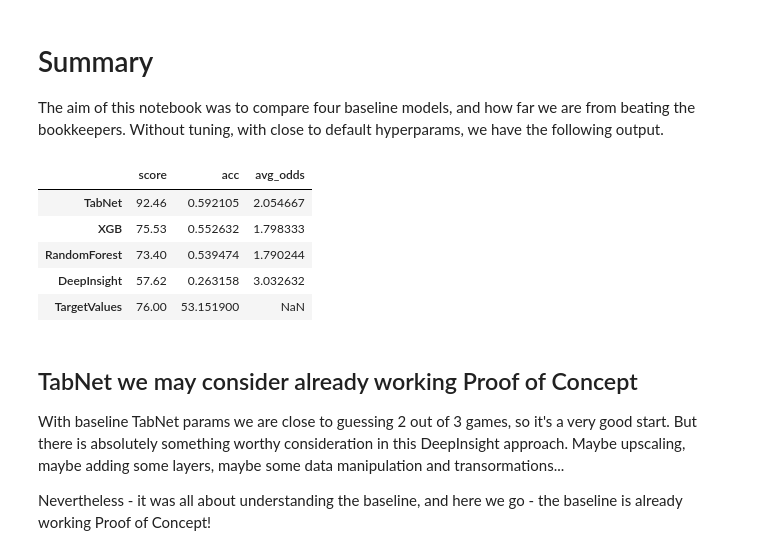
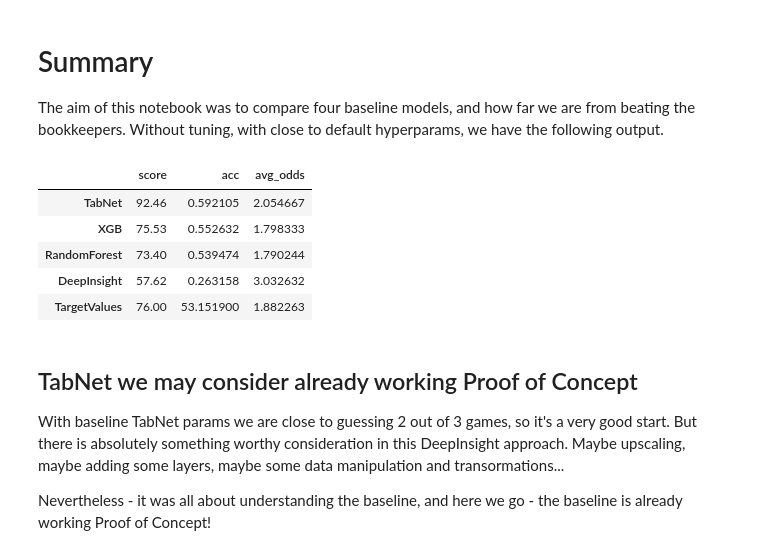
Before and after one commit to SquareGraph/FootballPredictionsModel, a Jupyter notebook: BaselineModels_Football_Predictions_55_60_version_to_publish.ipynb, the cells around one changed output. Drawn from its saved outputs; the diff is of its cells as text; code cells hidden in the pictures.

```diff
--- a/BaselineModels_Football_Predictions_55_60_version_to_publish.ipynb
+++ b/BaselineModels_Football_Predictions_55_60_version_to_publish.ipynb
@@ -666,28 +666,29 @@ The aim of this notebook was to compare four baseline models, and how far we are
 # %%
 compare_dict = {"TabNet":{"score":score_tabnet,
                         "acc":tabnet_accuracy,
                         "avg_odds":avg_odds_per_bet_tabnet},
               "XGB":{"score":score_xgb,
                         "acc":xgboost_acc_test,
                      "avg_odds":avg_odds_per_bet_xgb},
               "RandomForest":{"score":score_rf,
                         "acc":rf_acc,
                         "avg_odds":avg_odds_per_bet_rf},
                 "DeepInsight":{"score":deep_insight_score,
                         "acc":deep_insight_acc,
                         "avg_odds":avg_odds_per_bet_di},
                 "TargetValues":{"score":76,
-                        "acc":round(1/sum_of_odds*100, 4)}}
+                        "acc":round(1/sum_of_odds*100, 4),
+                        "avg_odds":(163*1.16+129*1.78+3.37*88)/380}}
 
 
 compare_df = pd.DataFrame.from_dict(compare_dict).T ; compare_df
 # %% [output]
 |  | score | acc | avg_odds |
 | TabNet | 92.46 | 0.592105 | 2.054667 |
 | XGB | 75.53 | 0.552632 | 1.798333 |
 | RandomForest | 73.40 | 0.539474 | 1.790244 |
 | DeepInsight | 57.62 | 0.263158 | 3.032632 |
-| TargetValues | 76.00 | 53.151900 | NaN |
+| TargetValues | 76.00 | 53.151900 | 1.882263 |
 # %% [markdown]
 ## TabNet we may consider already working Proof of Concept
 With baseline TabNet params we are close to guessing 2 out of 3 games, so it's a very good start. But there is absolutely something worthy consideration in this DeepInsight approach. Maybe upscaling, maybe adding some layers, maybe some data manipulation and transormations...
```
